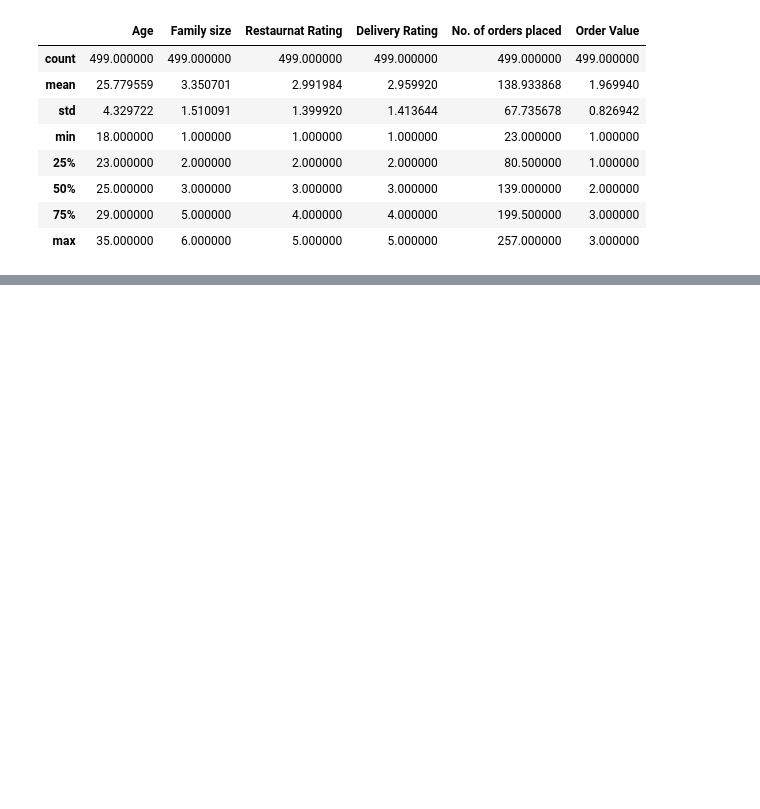
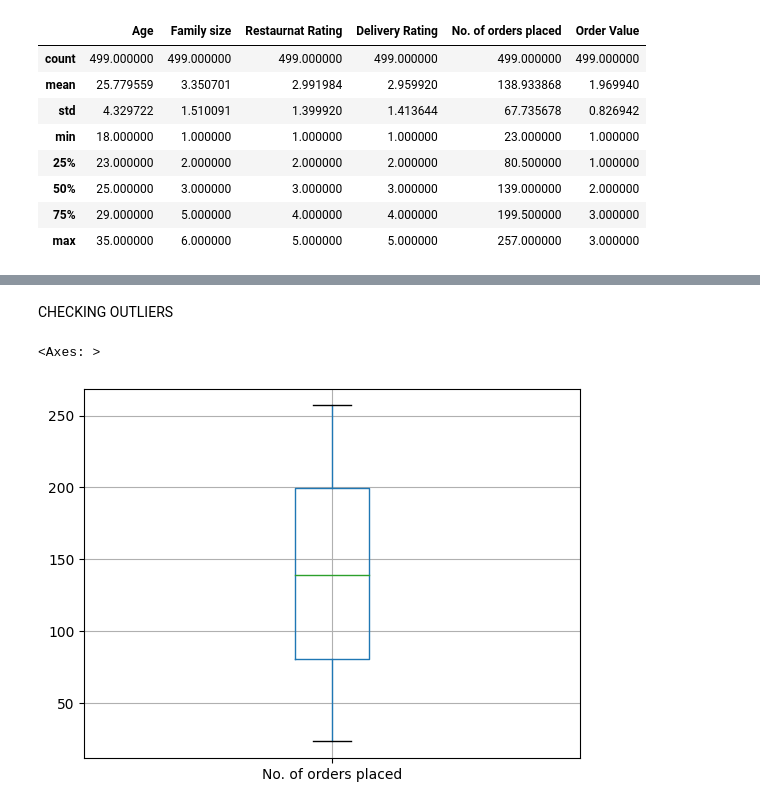
Before and after one commit to Aysha-skhan/DATA-ANALYSIS, a Jupyter notebook: data-analytics.ipynb, the cells around one changed output, grey strips where cells are left out. Cells and saved outputs as stored; diff of their text form; code cells hidden in the pictures; blank space fills up the shorter version.

```diff
--- a/data-analytics.ipynb
+++ b/data-analytics.ipynb
@@ -67,3 +67,6 @@ data.describe()
 | 50% | 25.000000 | 3.000000 | 3.000000 | 3.000000 | 139.000000 | 2.000000 |
 | 75% | 29.000000 | 5.000000 | 4.000000 | 4.000000 | 199.500000 | 3.000000 |
 | max | 35.000000 | 6.000000 | 5.000000 | 5.000000 | 257.000000 | 3.000000 |
+# %%
+data.columns = data.columns.str.strip()
+data.columns
@@ -69,0 +82,7 @@ data.describe()
+# %% [markdown]
+CHECKING OUTLIERS
+# %%
+data.boxplot(column='No. of orders placed')
+# %% [output]
+<Axes: >
+[figure, added]
```
Also changed, not shown: parts of 9 cells of this notebook.
